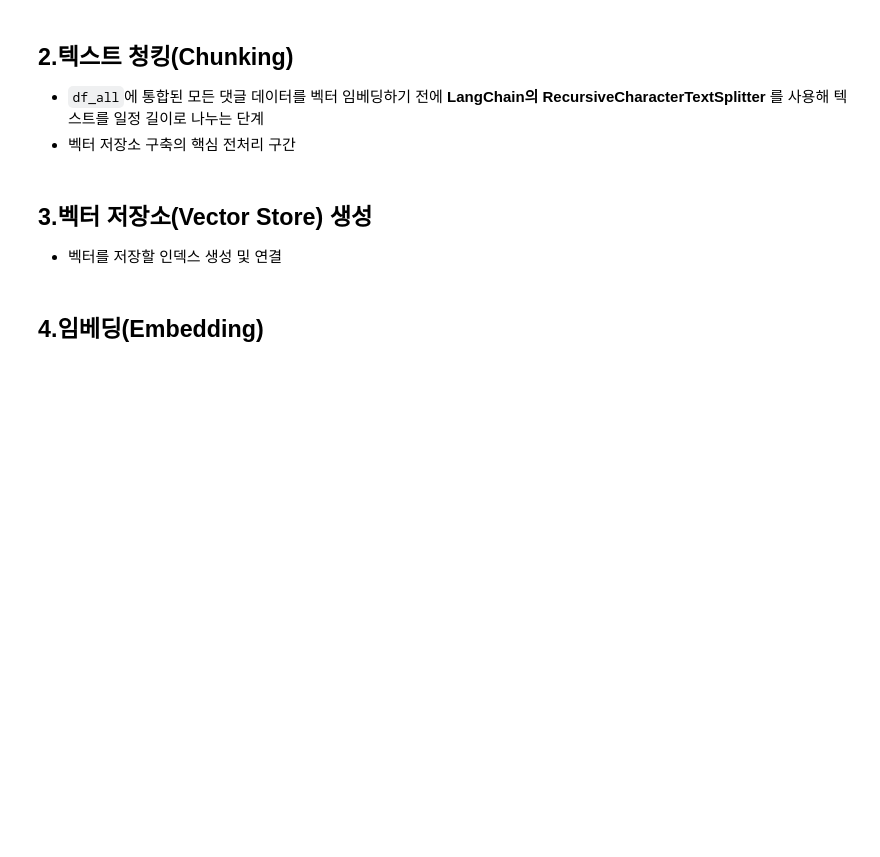
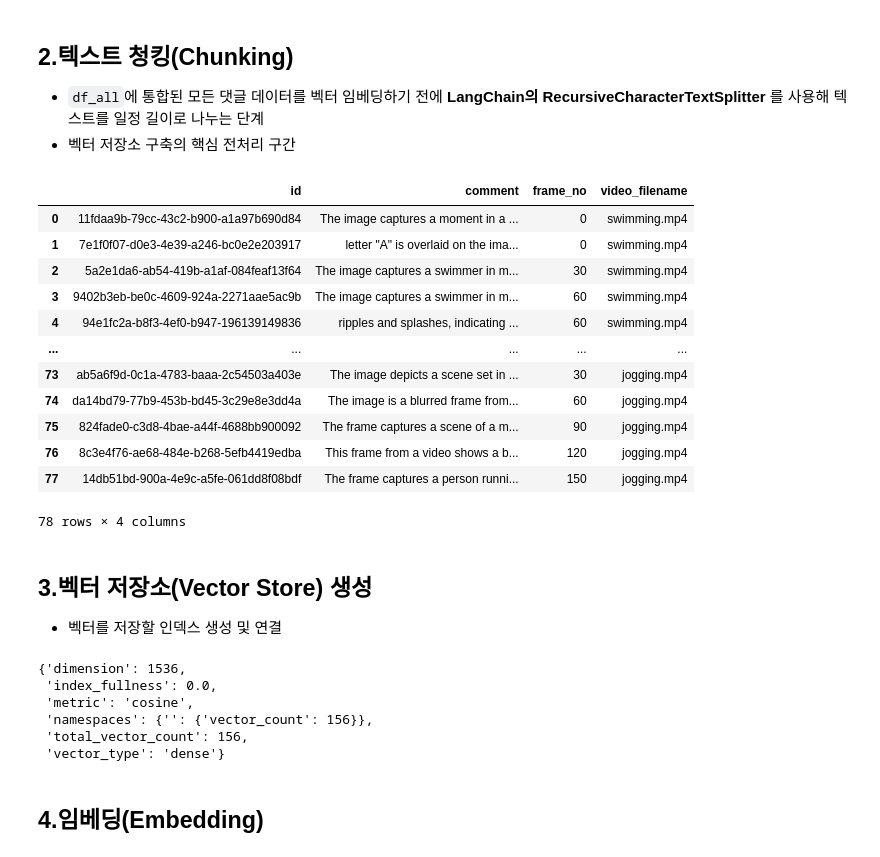
Before and after one commit to dovan2026/SKN30_playdata, a Jupyter notebook: AI_agent/multimodal_ai/05_벡터_저장소_생성_검색.ipynb, the cells around one changed output. Cells and saved outputs as stored; diff of their text form; code cells hidden in the pictures; blank space fills up the shorter version.

```diff
--- a/AI_agent/multimodal_ai/05_벡터_저장소_생성_검색.ipynb
+++ b/AI_agent/multimodal_ai/05_벡터_저장소_생성_검색.ipynb
@@ -52,11 +72,13 @@ PINECONE_INDEX_DIMENSION = int(userdata.get("PINECONE_INDEX_DIMENSION"))
 # %% [markdown]
 - 1.데이터 수집
 # %%
-comments_dir =
-comments_dir_path =
+comments_dir = "comments"
+comments_dir_path = os.path.join(base_path, comments_dir)
 
 csv_files = [
-
+    os.path.join(comments_dir_path, fname)
+    for fname in os.listdir(comments_dir_path)
+    if fname.endswith("_frames_success.csv")
 ]
 
 print(csv_files)  # 파일 경로가 잘 나오면 OK
@@ -87,19 +139,38 @@ else:
 - `df_all`에 통합된 모든 댓글 데이터를 벡터 임베딩하기 전에 **LangChain의 RecursiveCharacterTextSplitter** 를 사용해 텍스트를 일정 길이로 나누는 단계
 - 벡터 저장소 구축의 핵심 전처리 구간
 # %%
-text_splitter =
+# description 컬럼 청킹(512자 기준, Langchain TextSplitter 활용)
+text_splitter = RecursiveCharacterTextSplitter(
+    chunk_size = 512,
+    chunk_overlap=50
+)
 
 chunks = []
 
 for idx, row in tqdm(df_all.iterrows(), total=len(df_all), desc="청킹 중"):
     for chunk in text_splitter.split_text(str(row["description"])):
         chunks.append({
             "id": str(uuid.uuid4()),
-            "comment": ,
+            "comment": chunk,
             "frame_no": row["frame_no"],
             "video_filename": row["video_filename"]
         })
-df_chunks =
+df_chunks = pd.DataFrame(chunks)
+df_chunks
+# %% [output]
+|  | id | comment | frame_no | video_filename |
+| 0 | 11fdaa9b-79cc-43c2-b900-a1a97b690d84 | The image captures a moment in a ... | 0 | swimming.mp4 |
+| 1 | 7e1f0f07-d0e3-4e39-a246-bc0e2e203917 | letter "A" is overlaid on the ima... | 0 | swimming.mp4 |
+| 2 | 5a2e1da6-ab54-419b-a1af-084feaf13f64 | The image captures a swimmer in m... | 30 | swimming.mp4 |
+| 3 | 9402b3eb-be0c-4609-924a-2271aae5ac9b | The image captures a swimmer in m... | 60 | swimming.mp4 |
+| 4 | 94e1fc2a-b8f3-4ef0-b947-196139149836 | ripples and splashes, indicating ... | 60 | swimming.mp4 |
+| ... | ... | ... | ... | ... |
+| 73 | ab5a6f9d-0c1a-4783-baaa-2c54503a403e | The image depicts a scene set in ... | 30 | jogging.mp4 |
+| 74 | da14bd79-77b9-453b-bd45-3c29e8e3dd4a | The image is a blurred frame from... | 60 | jogging.mp4 |
+| 75 | 824fade0-c3d8-4bae-a44f-4688bb900092 | The frame captures a scene of a m... | 90 | jogging.mp4 |
+| 76 | 8c3e4f76-ae68-484e-b268-5efb4419edba | This frame from a video shows a b... | 120 | jogging.mp4 |
+| 77 | 14db51bd-900a-4e9c-a5fe-061dd8f08bdf | The frame captures a person runni... | 150 | jogging.mp4 |
+78 rows × 4 columns
 # %% [markdown]
 ## 3.벡터 저장소(Vector Store) 생성
 - 벡터를 저장할 인덱스 생성 및 연결
@@ -106,16 +180,23 @@ df_chunks =
 # %%
 if PINECONE_INDEX_NAME not in [i.name for i in pc.list_indexes()]:
     pc.create_index(
-        name=,
-        dimension=,
-        metric=,
+        name=PINECONE_INDEX_NAME,
+        dimension=PINECONE_INDEX_DIMENSION,
+        metric=PINECONE_INDEX_METRIC,
         spec=ServerlessSpec(
-            cloud=,
-            region=
+            cloud=PINECONE_INDEX_CLOUD,
+            region=PINECONE_INDEX_REGION
         )
     )
-index = pc.Index()
+index = pc.Index(PINECONE_INDEX_NAME)
 index.describe_index_stats()
+# %% [output]
+{'dimension': 1536,
+ 'index_fullness': 0.0,
+ 'metric': 'cosine',
+ 'namespaces': {'': {'vector_count': 156}},
+ 'total_vector_count': 156,
+ 'vector_type': 'dense'}
 # %% [markdown]
 ## 4.임베딩(Embedding)
 # %%
```
Also changed, not shown: parts of 16 cells of this notebook, 1 other file.
